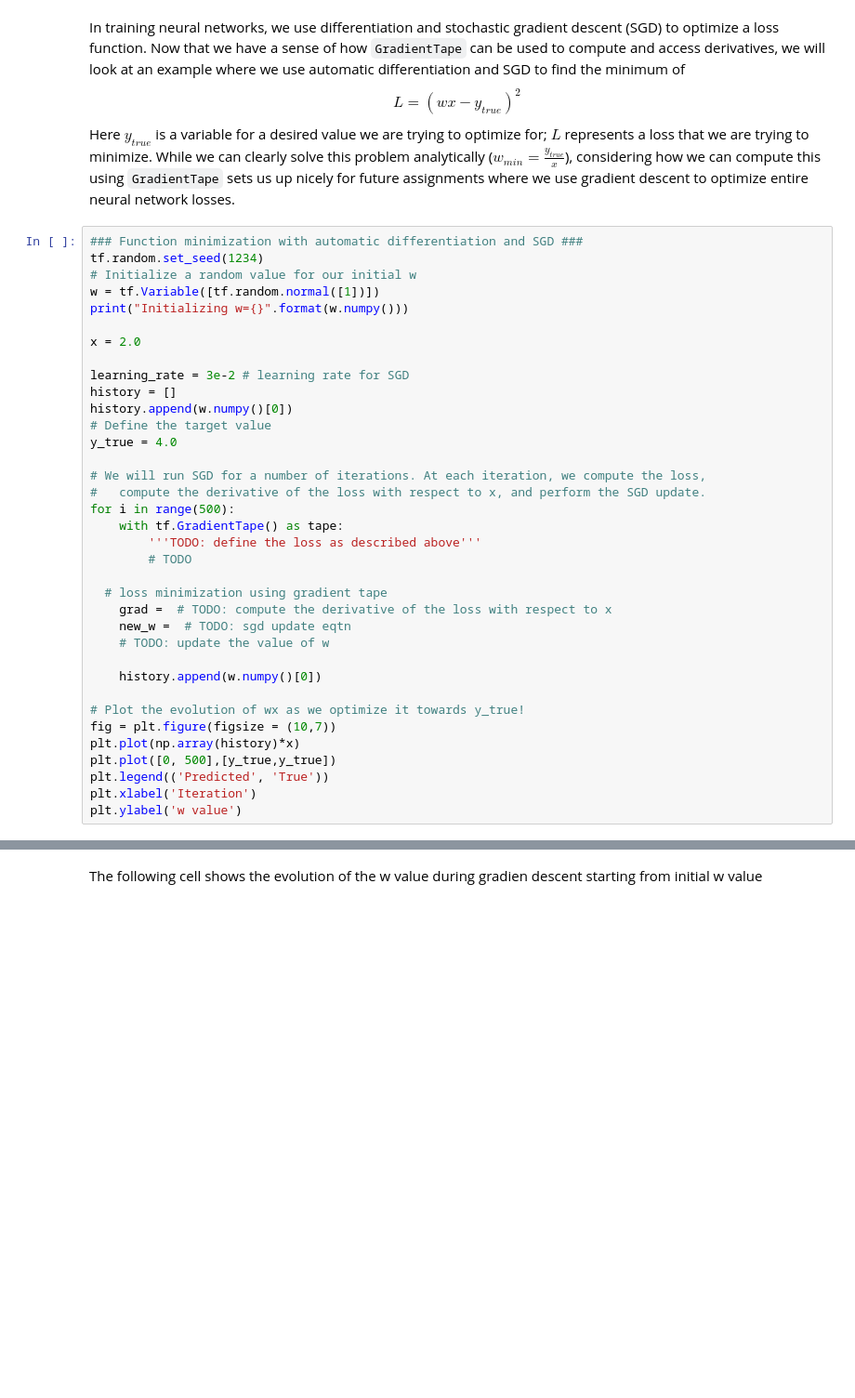
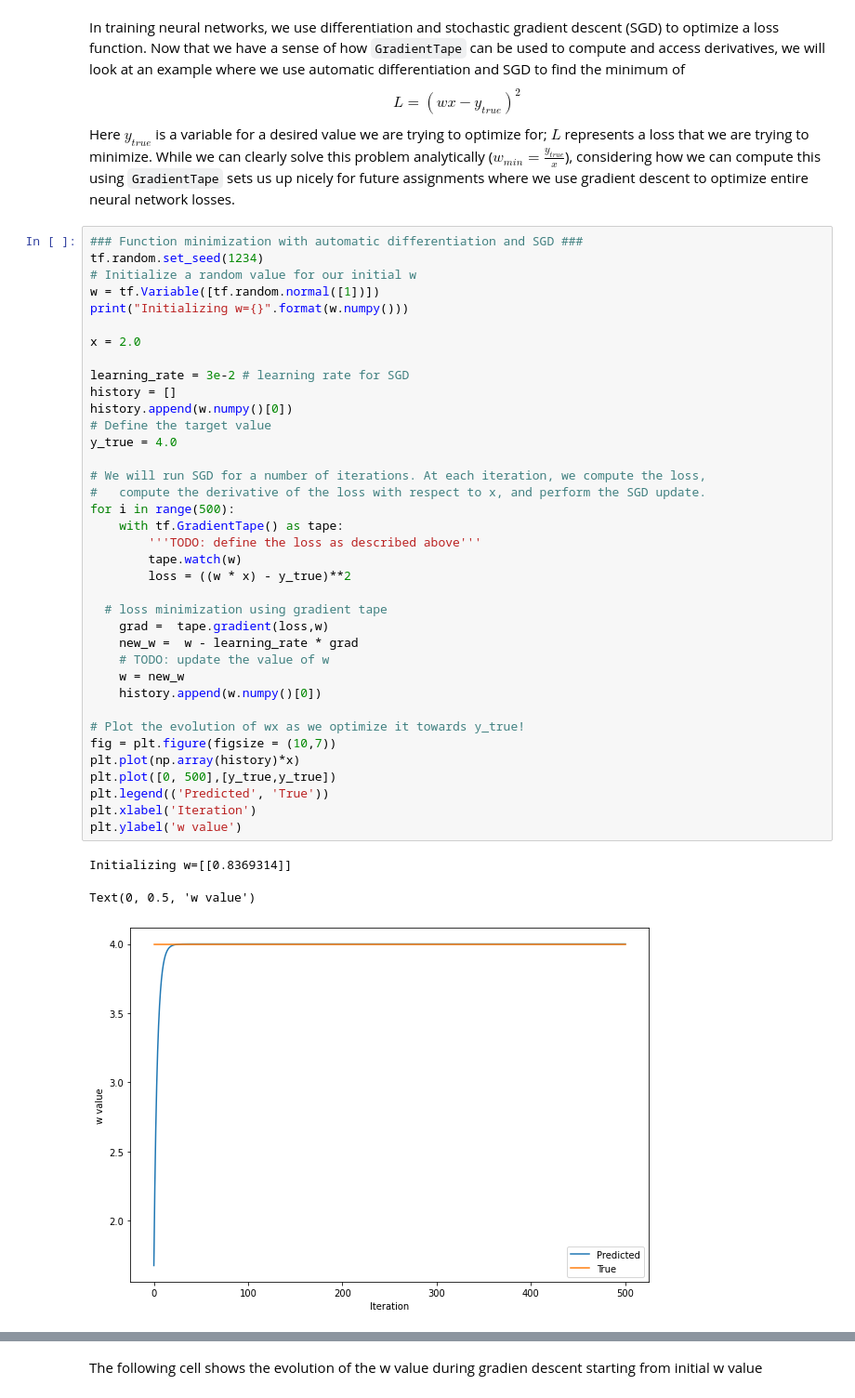
Before and after one commit to EHVB/ANN-In-Medicine, a Jupyter notebook: Assignment_1/Ehab Kamal - A1_tf_basics.ipynb, the cells around one changed output, grey strips where cells are left out. Shown at 93% size. Cells and saved outputs as stored; diff of their text form; blank space fills up the shorter version.

```diff
--- a/Assignment_1/Ehab Kamal - A1_tf_basics.ipynb
+++ b/Assignment_1/Ehab Kamal - A1_tf_basics.ipynb
@@ -526,37 +581,42 @@ Here $y_{true}$ is a variable for a desired value we are trying to optimize for;
 tf.random.set_seed(1234)
 # Initialize a random value for our initial w
 w = tf.Variable([tf.random.normal([1])])
 print("Initializing w={}".format(w.numpy()))
 
 x = 2.0
 
 learning_rate = 3e-2 # learning rate for SGD
 history = []
 history.append(w.numpy()[0])
 # Define the target value
 y_true = 4.0
 
 # We will run SGD for a number of iterations. At each iteration, we compute the loss,
 #   compute the derivative of the loss with respect to x, and perform the SGD update.
 for i in range(500):
     with tf.GradientTape() as tape:
         '''TODO: define the loss as described above'''
-        # TODO
+        tape.watch(w)
+        loss = ((w * x) - y_true)**2
 
   # loss minimization using gradient tape
-    grad =  # TODO: compute the derivative of the loss with respect to x
-    new_w =  # TODO: sgd update eqtn
+    grad =  tape.gradient(loss,w)
+    new_w =  w - learning_rate * grad
     # TODO: update the value of w
-
+    w = new_w
     history.append(w.numpy()[0])
 
 # Plot the evolution of wx as we optimize it towards y_true!
 fig = plt.figure(figsize = (10,7))
 plt.plot(np.array(history)*x)
 plt.plot([0, 500],[y_true,y_true])
 plt.legend(('Predicted', 'True'))
 plt.xlabel('Iteration')
 plt.ylabel('w value')
+# %% [output]
+Initializing w=[[0.8369314]]
+Text(0, 0.5, 'w value')
+[figure, added]
 # %%
 # print the final value of w
 print(w)
```
Also changed, not shown: parts of 61 cells of this notebook.
